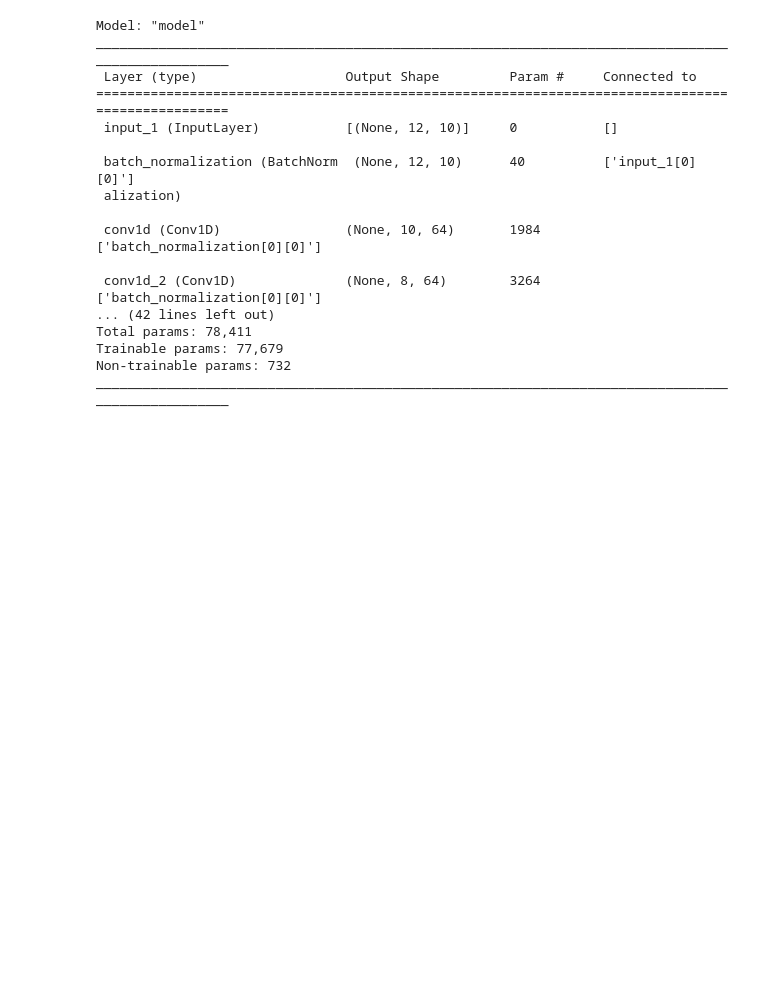
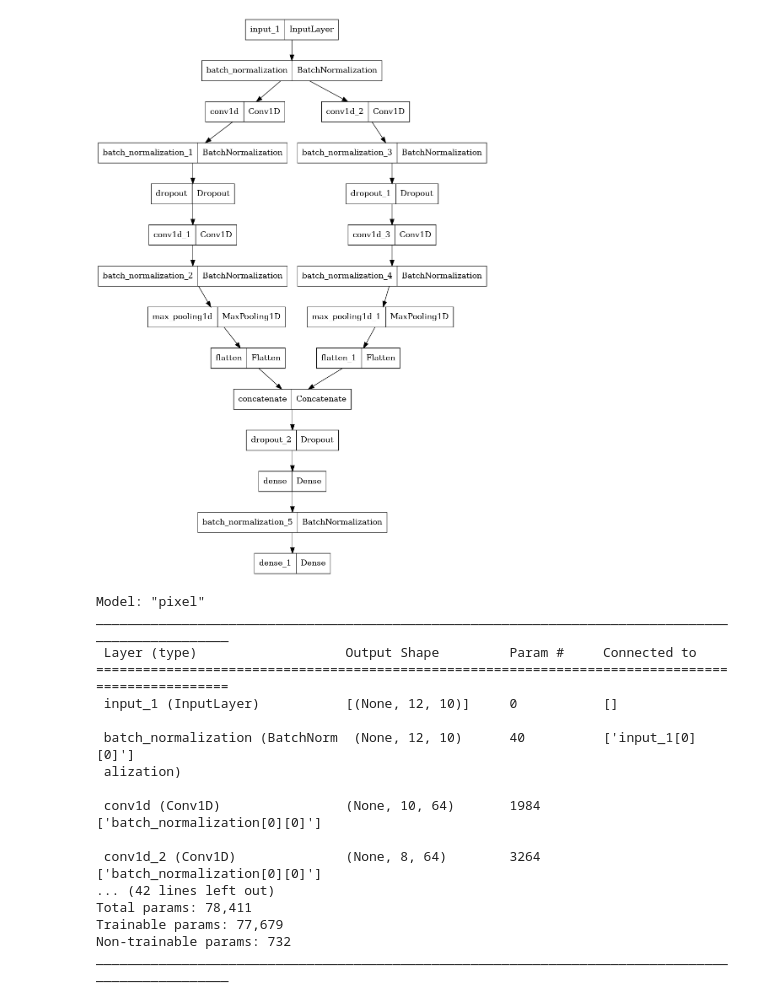
Before and after one commit to tesselo/alquimodelia, a Jupyter notebook: Model class shop.ipynb, the cells around one changed output. Saved outputs shown, nothing was run; the diff lists cells and outputs as text; code cells hidden in the pictures; blank space fills up the shorter version.

Commit message:
feat(pixel): add pixel architecture

```diff
--- a/Model class shop.ipynb
+++ b/Model class shop.ipynb
@@ -57,0 +3,11 @@ To enable them in other operations, rebuild TensorFlow with the appropriate comp
+# %%
+# Pixel Model
+
+from alquimodelia.pixel import Pixel
+
+
+Pixel_model = Pixel(
+            num_bands=10,
+            timesteps=12,
+            num_classes=3
+)
@@ -58,7 +27,11 @@ To enable them in other operations, rebuild TensorFlow with the appropriate comp
+# %%
+plot_model(Pixel_model)
+# %% [output]
+[figure, added]
 # %%
-pixel_model.summary()
+Pixel_model.summary()
 # %% [output]
-Model: "model"
+Model: "pixel"
 __________________________________________________________________________________________________
  Layer (type)                   Output Shape         Param #     Connected to
 ==================================================================================================
```
Also changed, not shown: parts of 16 cells of this notebook, 2 other files.
